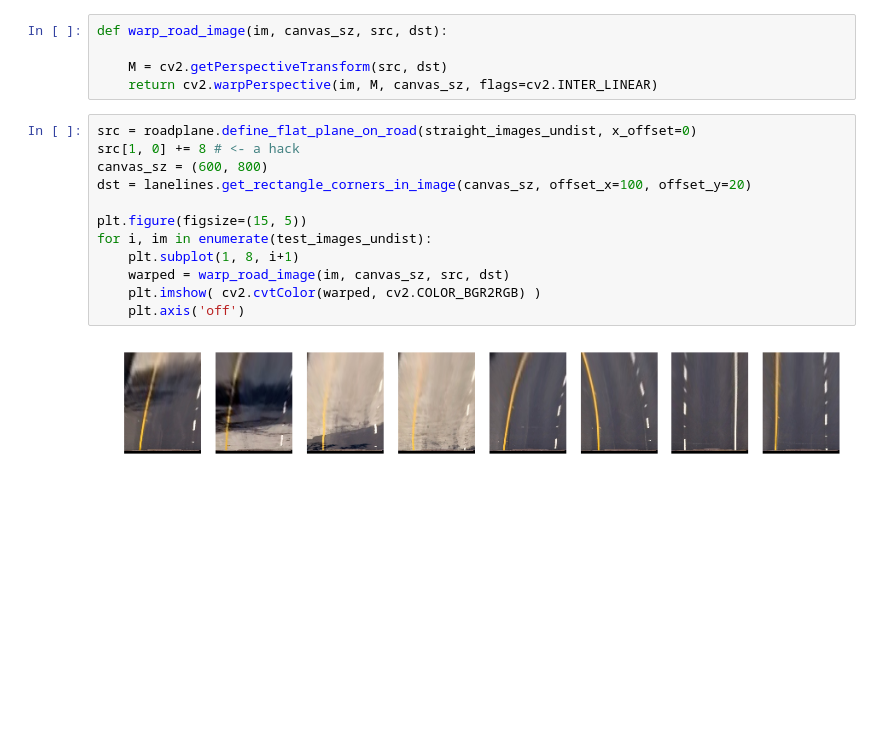
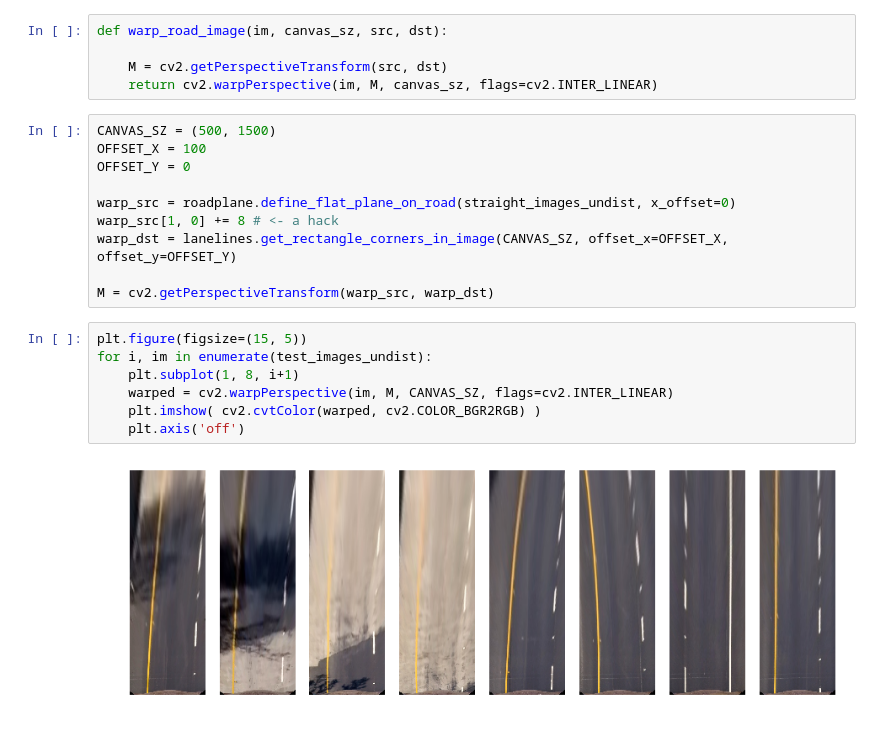
Before and after one commit to semeniuta/CarND-Advanced-Lane-Lines, a Jupyter notebook: 2_define_plane_region.ipynb, the cells around one changed output. Drawn from its saved outputs; the diff is of its cells as text; blank space fills up the shorter version.

Commit message:
The new system for road image warping

```diff
--- a/2_define_plane_region.ipynb
+++ b/2_define_plane_region.ipynb
@@ -92,17 +92,22 @@ def warp_road_image(im, canvas_sz, src, dst):
 
     M = cv2.getPerspectiveTransform(src, dst)
     return cv2.warpPerspective(im, M, canvas_sz, flags=cv2.INTER_LINEAR)
+# %%
+CANVAS_SZ = (500, 1500)
+OFFSET_X = 100
+OFFSET_Y = 0
+
+warp_src = roadplane.define_flat_plane_on_road(straight_images_undist, x_offset=0)
+warp_src[1, 0] += 8 # <- a hack
+warp_dst = lanelines.get_rectangle_corners_in_image(CANVAS_SZ, offset_x=OFFSET_X, offset_y=OFFSET_Y)
+
+M = cv2.getPerspectiveTransform(warp_src, warp_dst)
 # %%
-src = roadplane.define_flat_plane_on_road(straight_images_undist, x_offset=0)
-src[1, 0] += 8 # <- a hack
-canvas_sz = (600, 800)
-dst = lanelines.get_rectangle_corners_in_image(canvas_sz, offset_x=100, offset_y=20)
-
 plt.figure(figsize=(15, 5))
 for i, im in enumerate(test_images_undist):
     plt.subplot(1, 8, i+1)
-    warped = warp_road_image(im, canvas_sz, src, dst)
+    warped = cv2.warpPerspective(im, M, CANVAS_SZ, flags=cv2.INTER_LINEAR)
     plt.imshow( cv2.cvtColor(warped, cv2.COLOR_BGR2RGB) )
     plt.axis('off')
 # %% [output]
-[figure, old version]
+[figure, new version]
```
Also changed, not shown: parts of 5 cells of this notebook, 3 other files.
